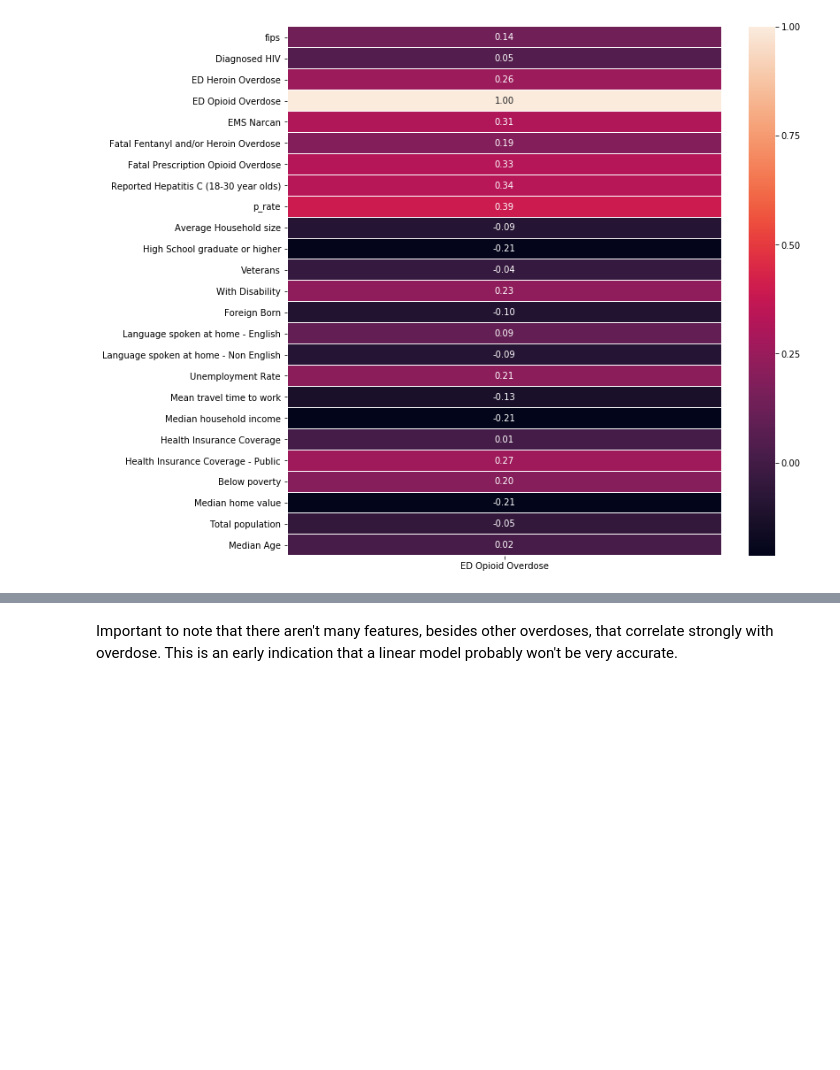
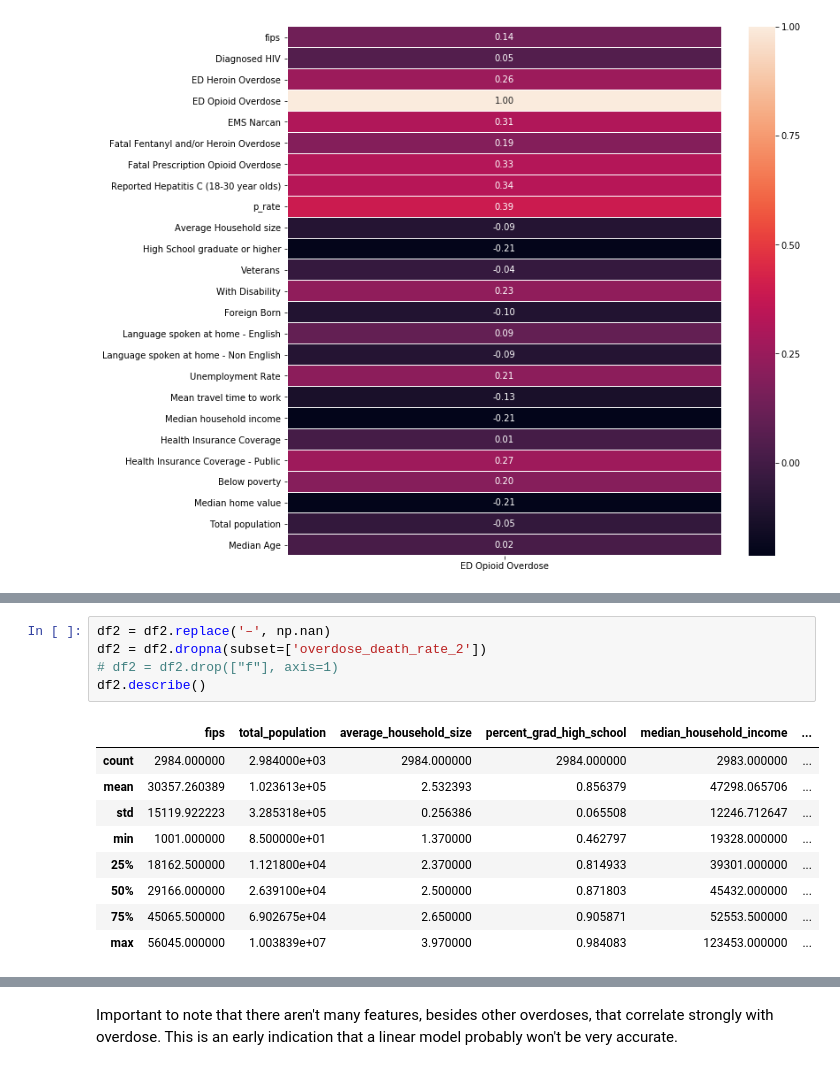
Before and after one commit to rohitmusti/ML-Final-Project, a Jupyter notebook: Final Project w_regressions.ipynb, the cells around one changed output, grey strips where cells are left out. Cells and saved outputs as stored; diff of their text form; blank space fills up the shorter version.

```diff
--- a/Final Project w_regressions.ipynb
+++ b/Final Project w_regressions.ipynb
@@ -124,0 +167,15 @@ plt.show()
+# %%
+df2 = df2.replace('–', np.nan)
+df2 = df2.dropna(subset=['overdose_death_rate_2'])
+# df2 = df2.drop(["f"], axis=1)
+df2.describe()
+# %% [output]
+|  | fips | total_population | average_household_size | percent_grad_high_school | median_household_income | ... |
+| count | 2984.000000 | 2.984000e+03 | 2984.000000 | 2984.000000 | 2983.000000 | ... |
+| mean | 30357.260389 | 1.023613e+05 | 2.532393 | 0.856379 | 47298.065706 | ... |
+| std | 15119.922223 | 3.285318e+05 | 0.256386 | 0.065508 | 12246.712647 | ... |
+| min | 1001.000000 | 8.500000e+01 | 1.370000 | 0.462797 | 19328.000000 | ... |
+| 25% | 18162.500000 | 1.121800e+04 | 2.370000 | 0.814933 | 39301.000000 | ... |
+| 50% | 29166.000000 | 2.639100e+04 | 2.500000 | 0.871803 | 45432.000000 | ... |
+| 75% | 45065.500000 | 6.902675e+04 | 2.650000 | 0.905871 | 52553.500000 | ... |
+| max | 56045.000000 | 1.003839e+07 | 3.970000 | 0.984083 | 123453.000000 | ... |
```
Also changed, not shown: parts of 14 cells of this notebook.
